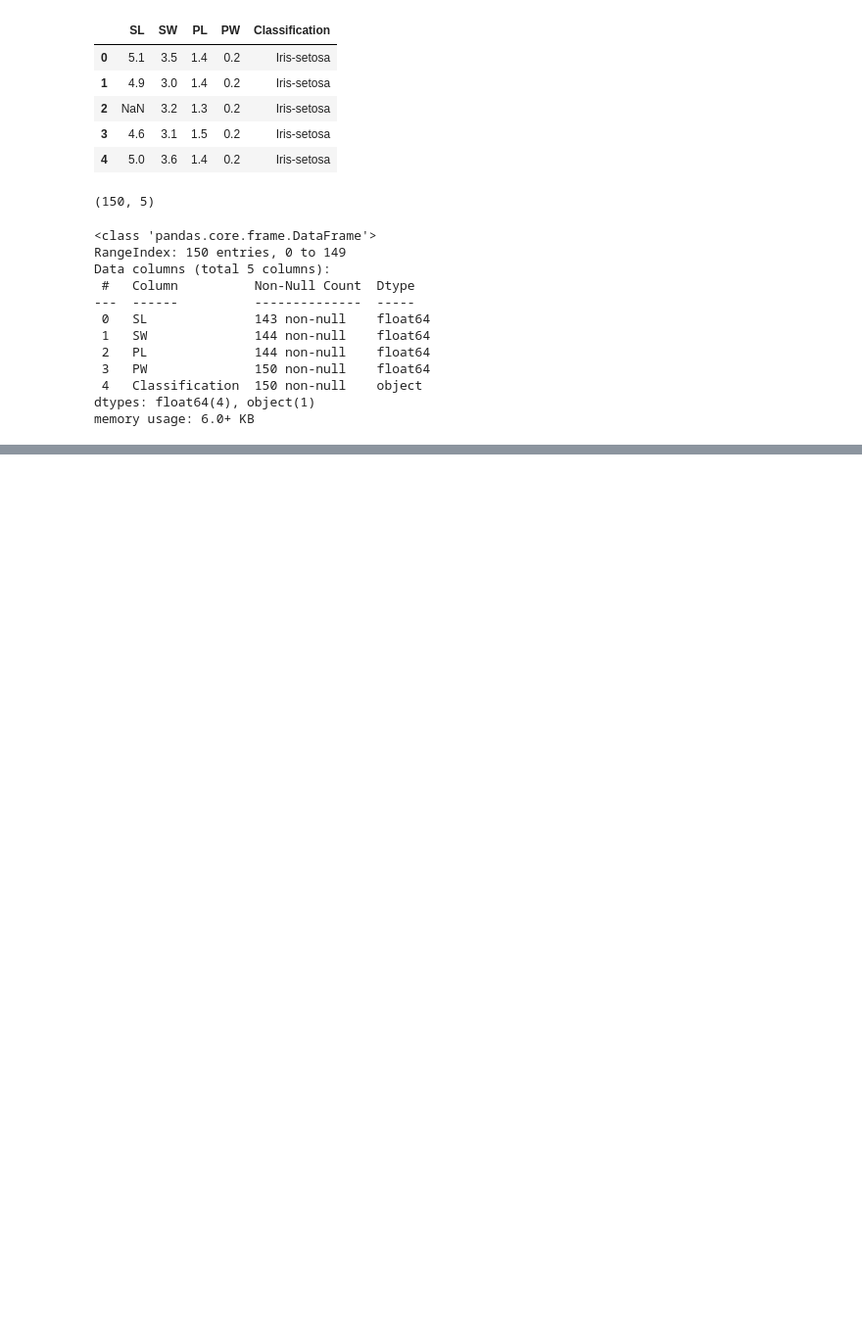
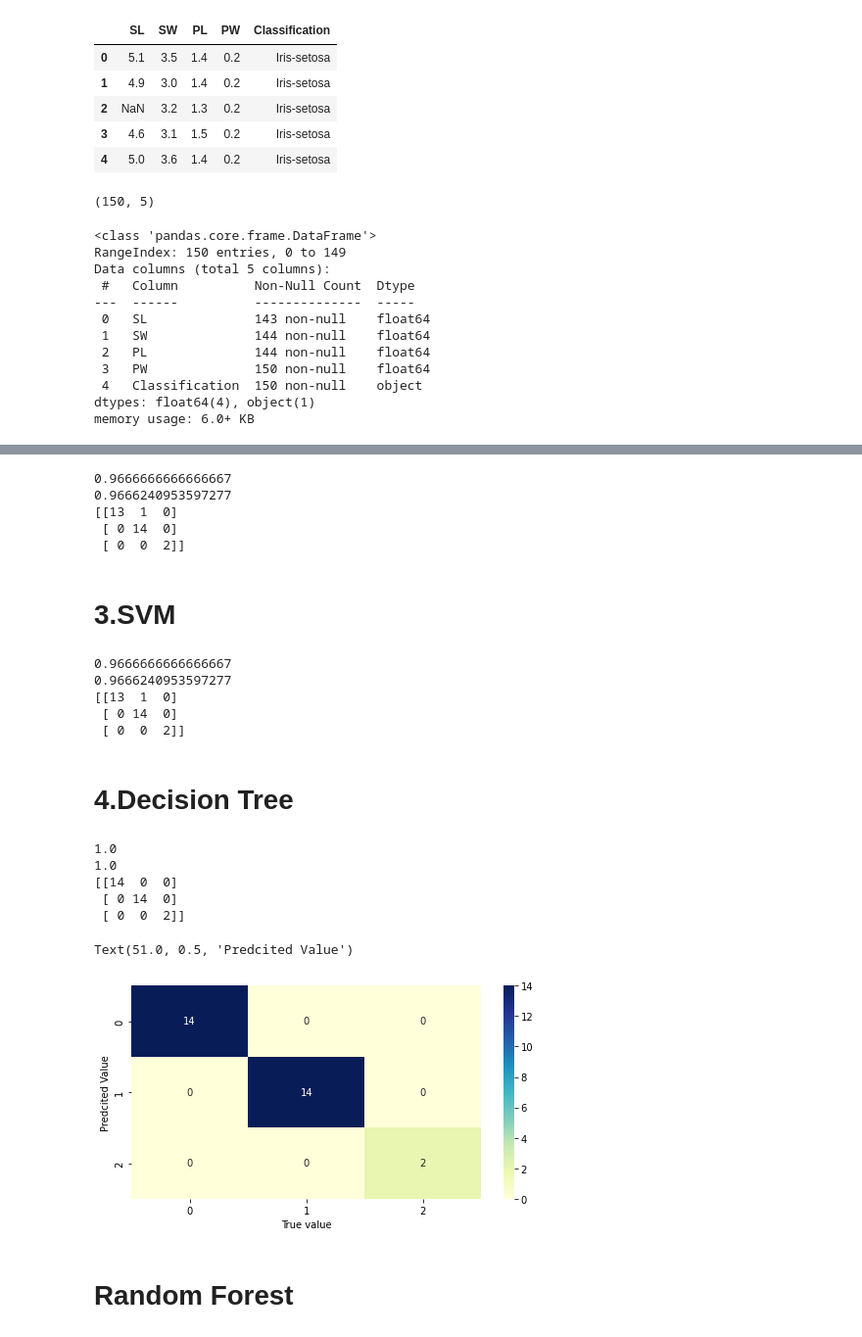
Before and after one commit to NeebaBabu/Week11, a Jupyter notebook: CaseStudy7_Iris.ipynb, the cells around one changed output, grey strips where cells are left out. Shown at 98% size. Saved outputs shown, nothing was run; the diff lists cells and outputs as text; code cells hidden in the pictures; blank space fills up the shorter version.

```diff
--- a/CaseStudy7_Iris.ipynb
+++ b/CaseStudy7_Iris.ipynb
@@ -34,0 +229,61 @@ memory usage: 6.0+ KB
+# %%
+#As the accuracy is high in all the possible values of k, we are chossing the mid point, i.e, 8
+
+classifier = KNeighborsClassifier(n_neighbors=8, metric='minkowski')
+classifier.fit(X_train,y_train)
+y_pred = classifier.predict(X_test)
+# %%
+print(accuracy_score(y_test,y_pred))
+print(f1_score(y_test,y_pred,average='weighted'))
+print(confusion_matrix(y_test,y_pred))
+# %% [output]
+0.9666666666666667
+0.9666240953597277
+[[13  1  0]
+ [ 0 14  0]
+ [ 0  0  2]]
+# %% [markdown]
+# 3.SVM
+# %%
+from sklearn.svm import SVC
+svm = SVC(C=1,kernel='rbf')
+svm.fit(X_train,y_train)
+y_pred = svm.predict(X_test)
+# %%
+print(accuracy_score(y_test,y_pred))
+print(f1_score(y_test,y_pred,average='weighted'))
+print(confusion_matrix(y_test,y_pred))
+# %% [output]
+0.9666666666666667
+0.9666240953597277
+[[13  1  0]
+ [ 0 14  0]
+ [ 0  0  2]]
+# %% [markdown]
+# 4.Decision Tree
+# %%
+from sklearn.tree import DecisionTreeClassifier
+tree = DecisionTreeClassifier()
+tree.fit(X_train,y_train)
+y_pred = tree.predict(X_test)
+# %%
+print(accuracy_score(y_test,y_pred))
+print(f1_score(y_test,y_pred,average='weighted'))
+print(confusion_matrix(y_test,y_pred))
+# %% [output]
+1.0
+1.0
+[[14  0  0]
+ [ 0 14  0]
+ [ 0  0  2]]
+# %%
+cm = (confusion_matrix(y_test,y_pred))
+plt.figure(figsize=(8,4))
+sns.heatmap(cm,annot=True,cmap="YlGnBu")
+plt.xlabel("True value")
+plt.ylabel("Predcited Value")
+# %% [output]
+Text(51.0, 0.5, 'Predcited Value')
+[figure, added]
+# %% [markdown]
+# Random Forest
```
Also changed, not shown: parts of 37 cells of this notebook.
